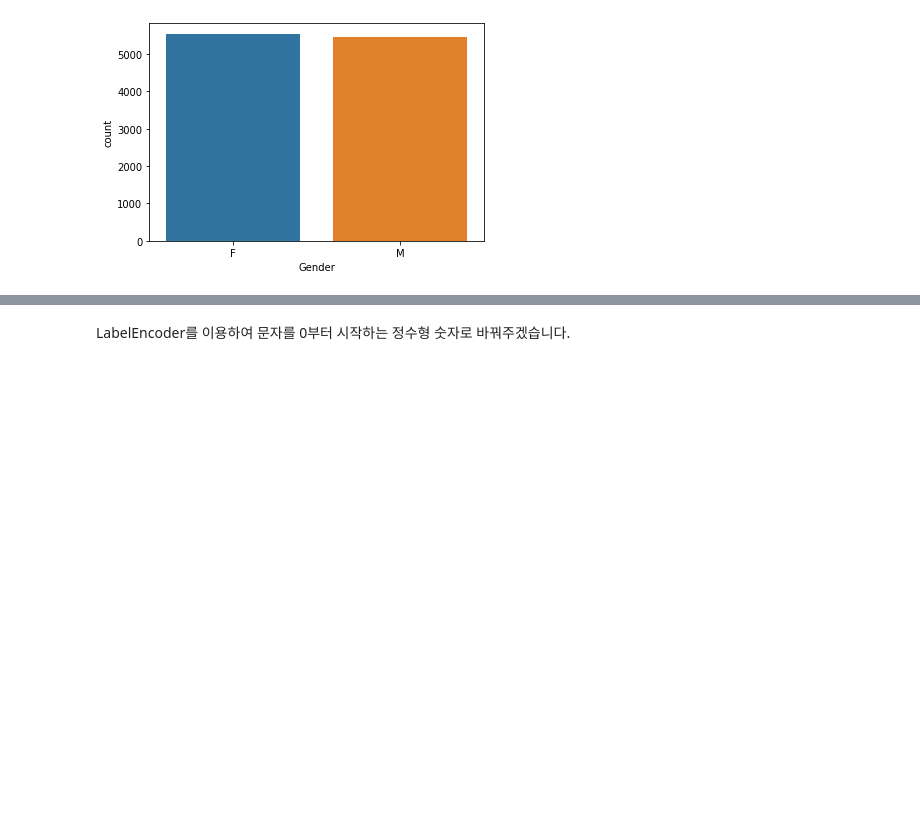
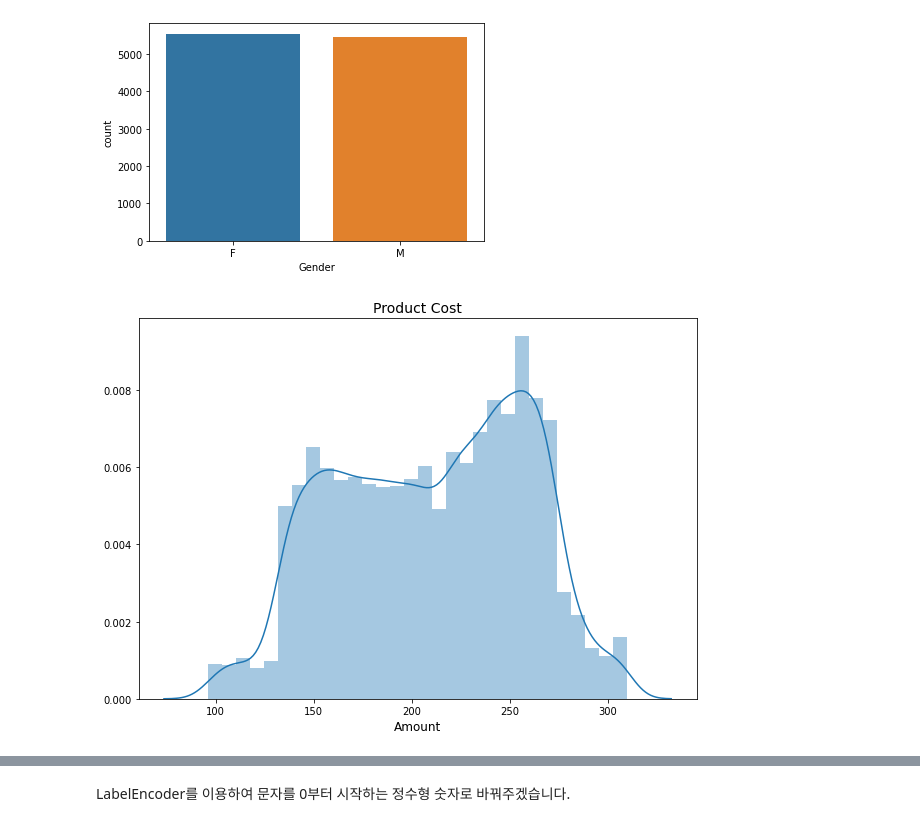
Before and after one commit to zzang-juhee/S1-week4-Project, a Jupyter notebook: project02.ipynb, the cells around one changed output, grey strips where cells are left out. Cells and saved outputs as stored; diff of their text form; code cells hidden in the pictures; blank space fills up the shorter version.

```diff
--- a/project02.ipynb
+++ b/project02.ipynb
@@ -176,3 +176,14 @@ sns.countplot(x=data['Customer_care_calls']);
 sns.countplot(x=data['Gender']);
 # %% [output]
 [figure]
+# %%
+cost= data['Cost_of_the_Product']
+
+plt.figure(figsize=(10, 7))
+
+sns.distplot(cost).set(ylabel=None, xlabel=None)
+plt.title('Product Cost', fontsize=14)
+plt.xlabel('Amount', fontsize=12)
+plt.show()
+# %% [output]
+[figure, added]
```
Also changed, not shown: parts of 75 cells of this notebook.
